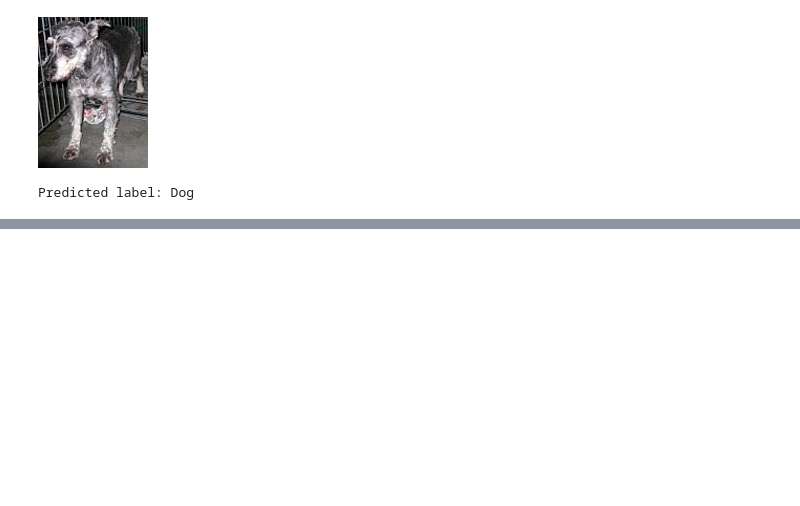
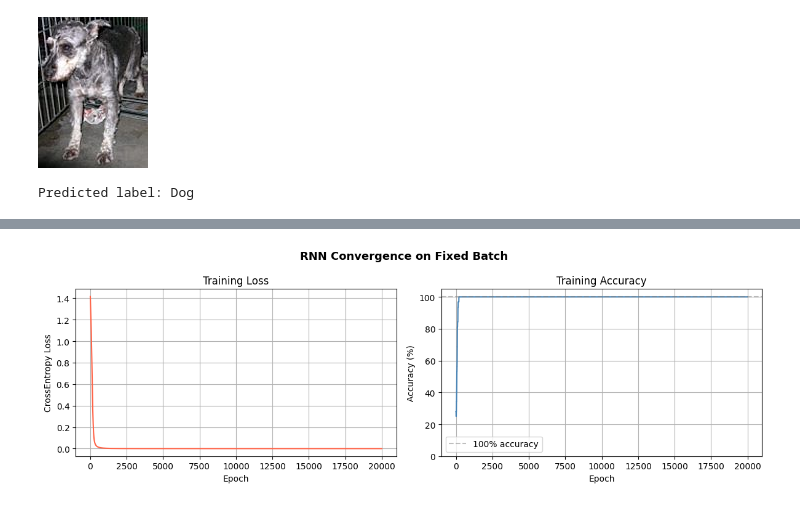
Before and after one commit to rahulbhadani/CPE487587_SP26, a Jupyter notebook: Code/Chapter_05_Deep_Learning_For_Sequence_Data.ipynb, the cells around one changed output, grey strips where cells are left out. Cells and saved outputs as stored; diff of their text form; code cells hidden in the pictures; blank space fills up the shorter version.

```diff
--- a/Code/Chapter_05_Deep_Learning_For_Sequence_Data.ipynb
+++ b/Code/Chapter_05_Deep_Learning_For_Sequence_Data.ipynb
@@ -605,0 +712,14 @@ Predicted label: Dog
+# %%
+cell = nn.RNNCell(input_size=5, hidden_size=8)
+
+# Start with a strong hidden state, then feed zero inputs
+h_t        = torch.ones(1, 8)                    # kick it with a strong state
+zero_input = torch.zeros(1, 5)                   # no new information
+
+# no new information so hidden state convergence
+print("Decay with zero input:\n")
+print(f"  init  | h_t norm: {h_t.norm().item():.4f} | values: {h_t.detach().numpy().round(3)}")
+
+for t in range(30):
+    h_t = cell(zero_input, h_t)
+    print(f"  t={t}   | h_t norm: {h_t.norm().item():.4f} | values: {h_t.detach().numpy().round(3)}")
@@ -605,0 +780,67 @@ Predicted label: Dog
+# %%
+# Hyperparameters
+batch_size  = 32
+seq_len     = 10
+input_size  = 8
+hidden_size = 16
+output_size = 4
+
+# Model
+model     = RNN(input_size, hidden_size)
+fc_out    = nn.Linear(hidden_size, output_size)
+optimizer = torch.optim.Adam(list(model.parameters()) + list(fc_out.parameters()), lr=1e-3)
+criterion = nn.CrossEntropyLoss()
+
+# Dummy forward pass
+x      = torch.randn(batch_size, seq_len, input_size)
+labels = torch.randint(0, output_size, (batch_size,))
+
+
+loss_history     = []
+accuracy_history = []
+
+num_epochs  = 20000
+
+
+for epoch in range(num_epochs):
+    model.train()
+
+    outputs, h_n = model(x)
+    logits       = fc_out(h_n)
+    loss         = criterion(logits, labels)
+
+    optimizer.zero_grad()
+    loss.backward()
+    optimizer.step()
+
+    # Accuracy
+    preds    = logits.argmax(dim=1)
+    accuracy = (preds == labels).float().mean().item() * 100
+
+    loss_history.append(loss.item())
+    accuracy_history.append(accuracy)
+
+    if (epoch + 1) % 20 == 0:
+        print(f"Epoch [{epoch+1:>3}/{num_epochs}]  Loss: {loss.item():.4f}  Accuracy: {accuracy:.1f}%")
+
+fig, (ax1, ax2) = plt.subplots(1, 2, figsize=(12, 4))
+
+ax1.plot(loss_history, color='tomato')
+ax1.set_title("Training Loss")
+ax1.set_xlabel("Epoch")
+ax1.set_ylabel("CrossEntropy Loss")
+ax1.grid(True)
+
+ax2.plot(accuracy_history, color='steelblue')
+ax2.axhline(y=100, color='gray', linestyle='--', alpha=0.5, label='100% accuracy')
+ax2.set_title("Training Accuracy")
+ax2.set_xlabel("Epoch")
+ax2.set_ylabel("Accuracy (%)")
+ax2.set_ylim(0, 105)
+ax2.legend()
+ax2.grid(True)
+
+plt.suptitle("RNN Convergence on Fixed Batch", fontsize=13, fontweight='bold')
+plt.tight_layout()
+plt.show()
+# %% [output]
@@ -605,0 +864 @@ Predicted label: Dog
+[figure, added]
```
Also changed, not shown: parts of 9 cells of this notebook.
